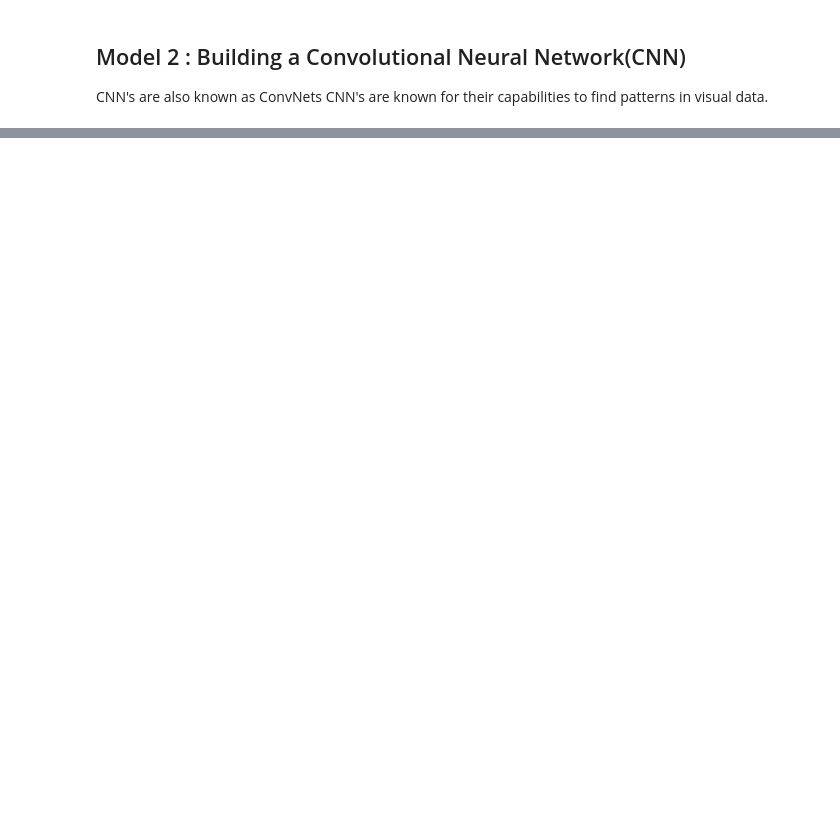
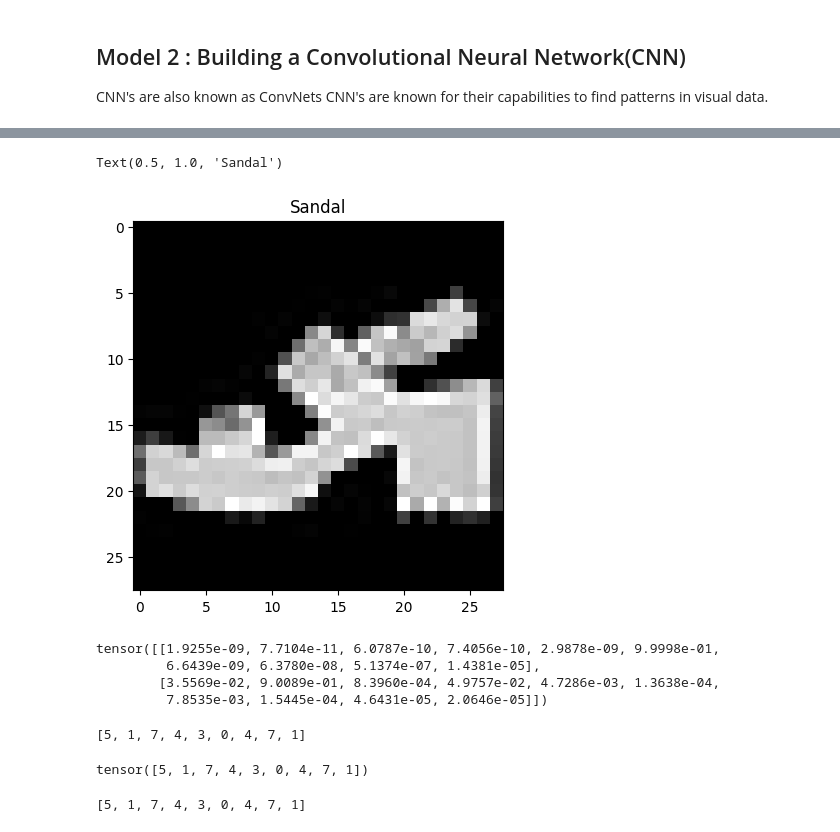
Before and after one commit to SEKAR147/SK_Pytorch_Workpace, a Jupyter notebook: Pytorch_Computer_Vision.ipynb, the cells around one changed output, grey strips where cells are left out. Drawn from its saved outputs; the diff is of its cells as text; code cells hidden in the pictures; blank space fills up the shorter version.

```diff
--- a/Pytorch_Computer_Vision.ipynb
+++ b/Pytorch_Computer_Vision.ipynb
@@ -774,0 +1369,32 @@ class fashionMNISTV2(nn.Module):
+# %%
+
+plt.imshow(test_samples[0].squeeze(),cmap="gray")
+plt.title(class_names[test_labels[0]])
+# %% [output]
+Text(0.5, 1.0, 'Sandal')
+[figure, added]
+# %%
+## make predictions
+pred_probs = make_predictions(model= model_2,
+                             data = test_samples)
+# view 1st prediction probablities
+pred_probs[:2]
+# %% [output]
+tensor([[1.9255e-09, 7.7104e-11, 6.0787e-10, 7.4056e-10, 2.9878e-09, 9.9998e-01,
+         6.6439e-09, 6.3780e-08, 5.1374e-07, 1.4381e-05],
+        [3.5569e-02, 9.0089e-01, 8.3960e-04, 4.9757e-02, 4.7286e-03, 1.3638e-04,
+         7.8535e-03, 1.5445e-04, 4.6431e-05, 2.0646e-05]])
+# %%
+test_labels
+# %% [output]
+[5, 1, 7, 4, 3, 0, 4, 7, 1]
+# %%
+## Convert predictions probablities to labels
+pred_classes = pred_probs.argmax(dim=1)
+pred_classes
+# %% [output]
+tensor([5, 1, 7, 4, 3, 0, 4, 7, 1])
+# %%
+test_labels
+# %% [output]
+[5, 1, 7, 4, 3, 0, 4, 7, 1]
```
Also changed, not shown: parts of 69 cells of this notebook.
